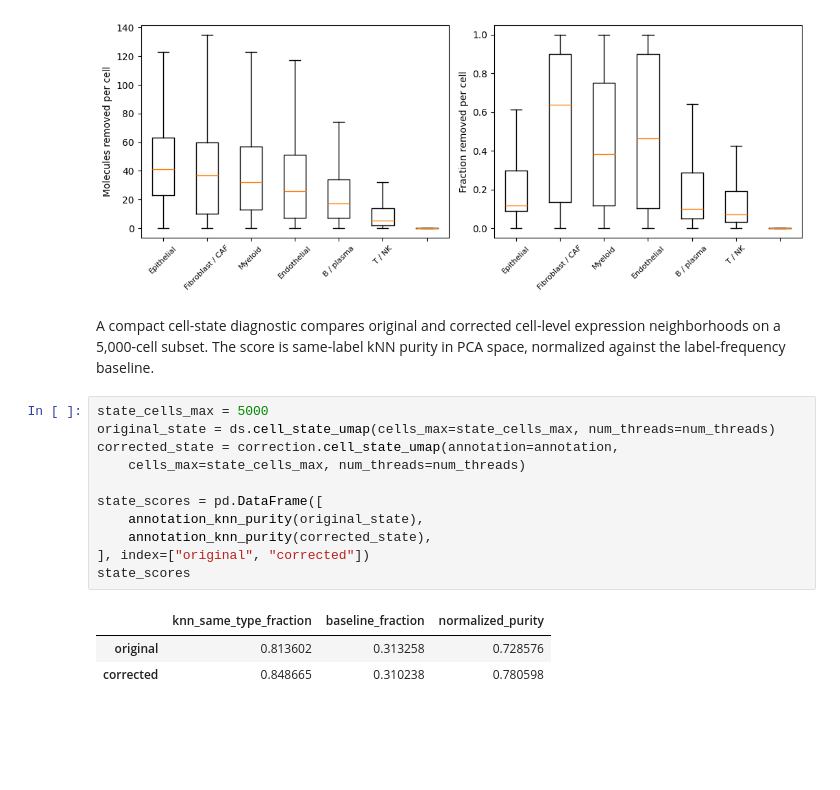
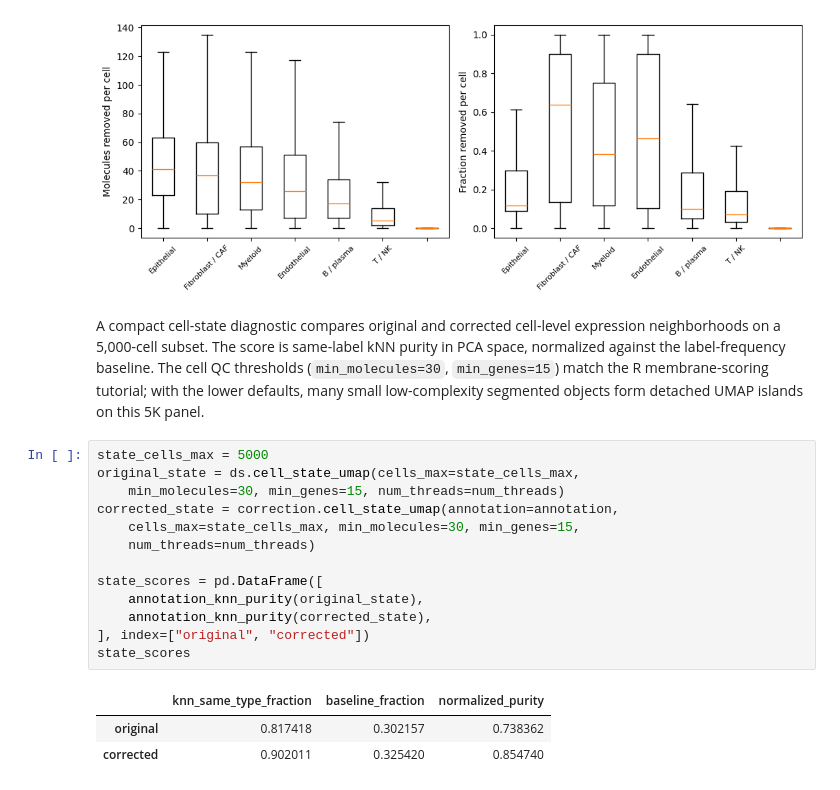
Before and after one commit to kharchenkolab/cellAdmix-core, a Jupyter notebook: examples/xenium_breast_membrane_5k_full/breast_5k_python_standalone.ipynb, the cells around one changed output. Drawn from its saved outputs; the diff is of its cells as text; blank space fills up the shorter version.

```diff
--- a/examples/xenium_breast_membrane_5k_full/breast_5k_python_standalone.ipynb
+++ b/examples/xenium_breast_membrane_5k_full/breast_5k_python_standalone.ipynb
@@ -247,22 +241,24 @@ plot_molecule_removal(correction.cell_summary());
 # %% [output]
 [figure]
 # %% [markdown]
-A compact cell-state diagnostic compares original and corrected cell-level expression neighborhoods on a 5,000-cell subset. The score is same-label kNN purity in PCA space, normalized against the label-frequency baseline.
+A compact cell-state diagnostic compares original and corrected cell-level expression neighborhoods on a 5,000-cell subset. The score is same-label kNN purity in PCA space, normalized against the label-frequency baseline. The cell QC thresholds (`min_molecules=30`, `min_genes=15`) match the R membrane-scoring tutorial; with the lower defaults, many small low-complexity segmented objects form detached UMAP islands on this 5K panel.
 # %%
 state_cells_max = 5000
-original_state = ds.cell_state_umap(cells_max=state_cells_max, num_threads=num_threads)
+original_state = ds.cell_state_umap(cells_max=state_cells_max,
+    min_molecules=30, min_genes=15, num_threads=num_threads)
 corrected_state = correction.cell_state_umap(annotation=annotation,
-    cells_max=state_cells_max, num_threads=num_threads)
+    cells_max=state_cells_max, min_molecules=30, min_genes=15,
+    num_threads=num_threads)
 
 state_scores = pd.DataFrame([
     annotation_knn_purity(original_state),
     annotation_knn_purity(corrected_state),
 ], index=["original", "corrected"])
 state_scores
 # %% [output]
 |  | knn_same_type_fraction | baseline_fraction | normalized_purity |
-| original | 0.813602 | 0.313258 | 0.728576 |
-| corrected | 0.848665 | 0.310238 | 0.780598 |
+| original | 0.817418 | 0.302157 | 0.738362 |
+| corrected | 0.902011 | 0.325420 | 0.854740 |
 # %%
 def state_umap_limits(*frames, pad_fraction=0.04):
     x = pd.concat([frame["umap_1"] for frame in frames]).to_numpy(dtype=float)
```
Also changed, not shown: parts of 3 cells of this notebook, 21 other files.
